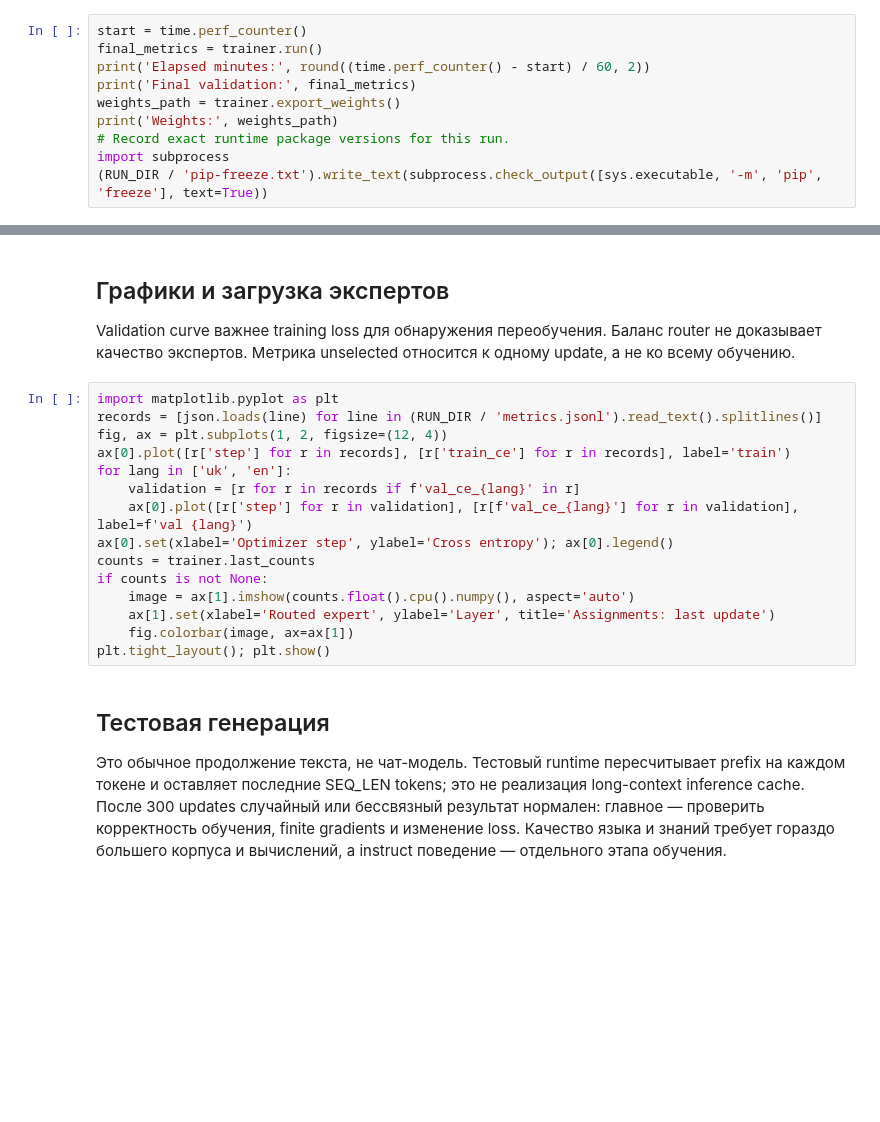
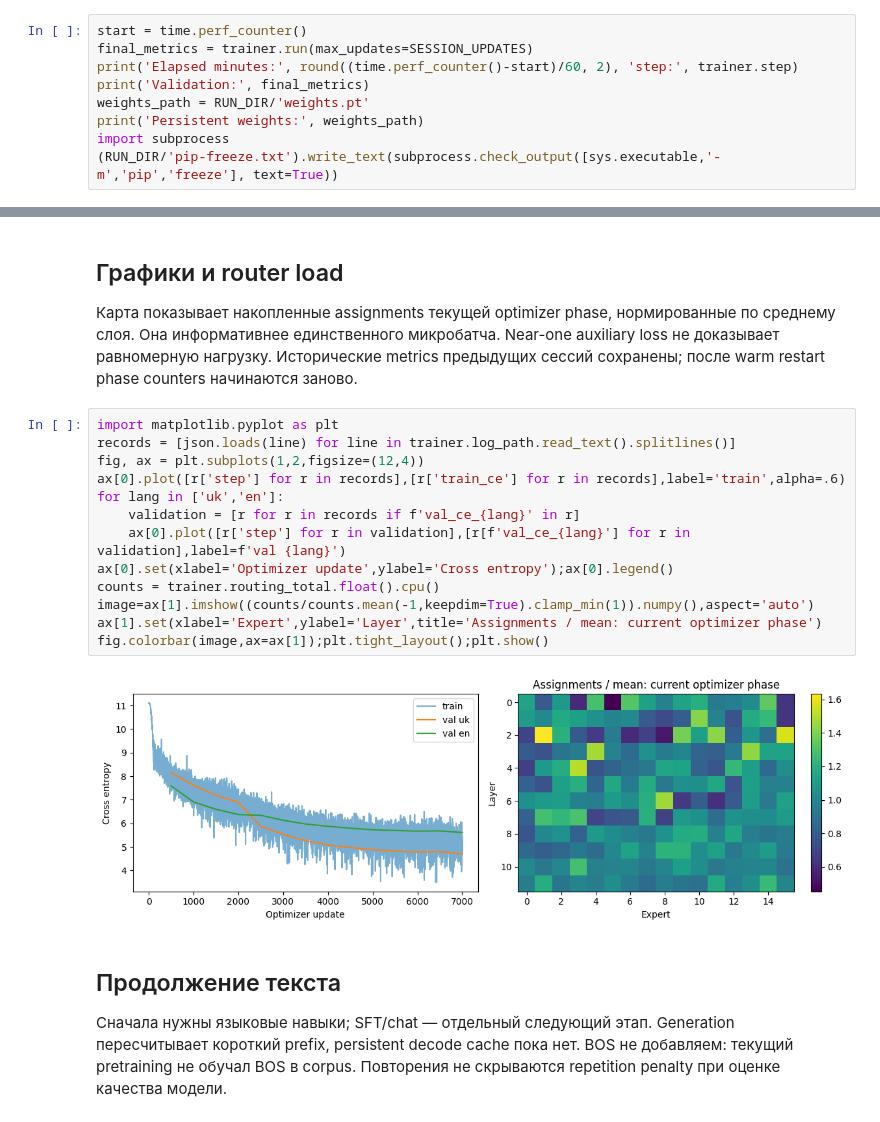
Before and after one commit to FactorialD/next-moe, a Jupyter notebook: notebooks/next_moe_0p2b_engram_0p1b.ipynb, the cells around one changed output, grey strips where cells are left out. Saved outputs shown, nothing was run; the diff lists cells and outputs as text; blank space fills up the shorter version.

```diff
--- a/notebooks/next_moe_0p2b_engram_0p1b.ipynb
+++ b/notebooks/next_moe_0p2b_engram_0p1b.ipynb
@@ -202,10 +284,9 @@ Throughput включает overhead между логами, включая eva
 # %%
 start = time.perf_counter()
-final_metrics = trainer.run()
-print('Elapsed minutes:', round((time.perf_counter() - start) / 60, 2))
-print('Final validation:', final_metrics)
-weights_path = trainer.export_weights()
-print('Weights:', weights_path)
-# Record exact runtime package versions for this run.
+final_metrics = trainer.run(max_updates=SESSION_UPDATES)
+print('Elapsed minutes:', round((time.perf_counter()-start)/60, 2), 'step:', trainer.step)
+print('Validation:', final_metrics)
+weights_path = RUN_DIR/'weights.pt'
+print('Persistent weights:', weights_path)
 import subprocess
-(RUN_DIR / 'pip-freeze.txt').write_text(subprocess.check_output([sys.executable, '-m', 'pip', 'freeze'], text=True))
+(RUN_DIR/'pip-freeze.txt').write_text(subprocess.check_output([sys.executable,'-m','pip','freeze'], text=True))
@@ -212,29 +312,28 @@ import subprocess
 # %% [markdown]
-## Графики и загрузка экспертов
+## Графики и router load
 
-Validation curve важнее training loss для обнаружения переобучения. Баланс router не доказывает
-качество экспертов. Метрика unselected относится к одному update, а не ко всему обучению.
+Карта показывает накопленные assignments текущей optimizer phase, нормированные по среднему слоя.
+Она информативнее единственного микробатча. Near-one auxiliary loss не доказывает равномерную нагрузку.
+Исторические metrics предыдущих сессий сохранены; после warm restart phase counters начинаются заново.
 # %%
 import matplotlib.pyplot as plt
-records = [json.loads(line) for line in (RUN_DIR / 'metrics.jsonl').read_text().splitlines()]
-fig, ax = plt.subplots(1, 2, figsize=(12, 4))
-ax[0].plot([r['step'] for r in records], [r['train_ce'] for r in records], label='train')
-for lang in ['uk', 'en']:
+records = [json.loads(line) for line in trainer.log_path.read_text().splitlines()]
+fig, ax = plt.subplots(1,2,figsize=(12,4))
+ax[0].plot([r['step'] for r in records],[r['train_ce'] for r in records],label='train',alpha=.6)
+for lang in ['uk','en']:
     validation = [r for r in records if f'val_ce_{lang}' in r]
-    ax[0].plot([r['step'] for r in validation], [r[f'val_ce_{lang}'] for r in validation], label=f'val {lang}')
-ax[0].set(xlabel='Optimizer step', ylabel='Cross entropy'); ax[0].legend()
-counts = trainer.last_counts
-if counts is not None:
-    image = ax[1].imshow(counts.float().cpu().numpy(), aspect='auto')
-    ax[1].set(xlabel='Routed expert', ylabel='Layer', title='Assignments: last update')
-    fig.colorbar(image, ax=ax[1])
-plt.tight_layout(); plt.show()
+    ax[0].plot([r['step'] for r in validation],[r[f'val_ce_{lang}'] for r in validation],label=f'val {lang}')
+ax[0].set(xlabel='Optimizer update',ylabel='Cross entropy');ax[0].legend()
+counts = trainer.routing_total.float().cpu()
+image=ax[1].imshow((counts/counts.mean(-1,keepdim=True).clamp_min(1)).numpy(),aspect='auto')
+ax[1].set(xlabel='Expert',ylabel='Layer',title='Assignments / mean: current optimizer phase')
+fig.colorbar(image,ax=ax[1]);plt.tight_layout();plt.show()
+# %% [output]
+[figure, added]
 # %% [markdown]
-## Тестовая генерация
+## Продолжение текста
 
-Это обычное продолжение текста, не чат-модель. Тестовый runtime пересчитывает prefix на каждом токене
-и оставляет последние SEQ_LEN tokens; это не реализация long-context inference cache.
-После 300 updates случайный или бессвязный результат нормален: главное — проверить корректность
-обучения, finite gradients и изменение loss. Качество языка и знаний требует гораздо большего корпуса
-и вычислений, а instruct поведение — отдельного этапа обучения.
+Сначала нужны языковые навыки; SFT/chat — отдельный следующий этап. Generation пересчитывает короткий
+prefix, persistent decode cache пока нет. BOS не добавляем: текущий pretraining не обучал BOS в corpus.
+Повторения не скрываются repetition penalty при оценке качества модели.
 # %%
```
Also changed, not shown: parts of 19 cells of this notebook.
